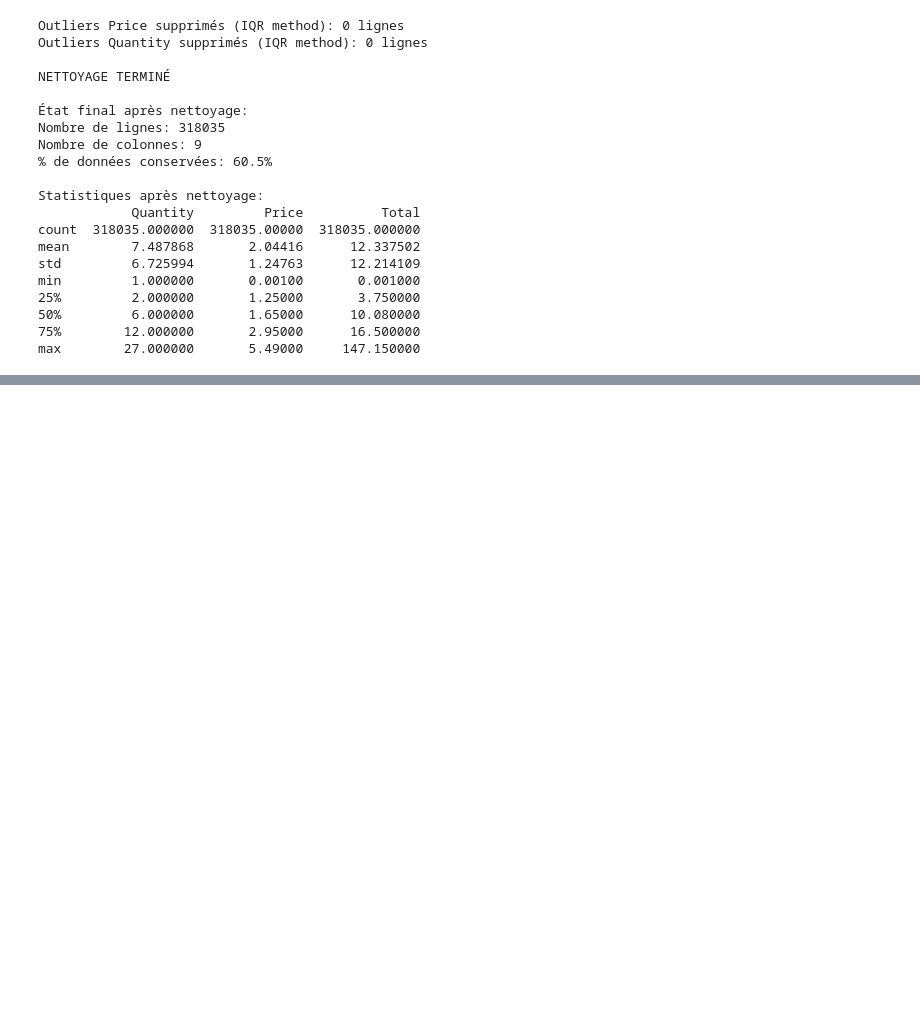
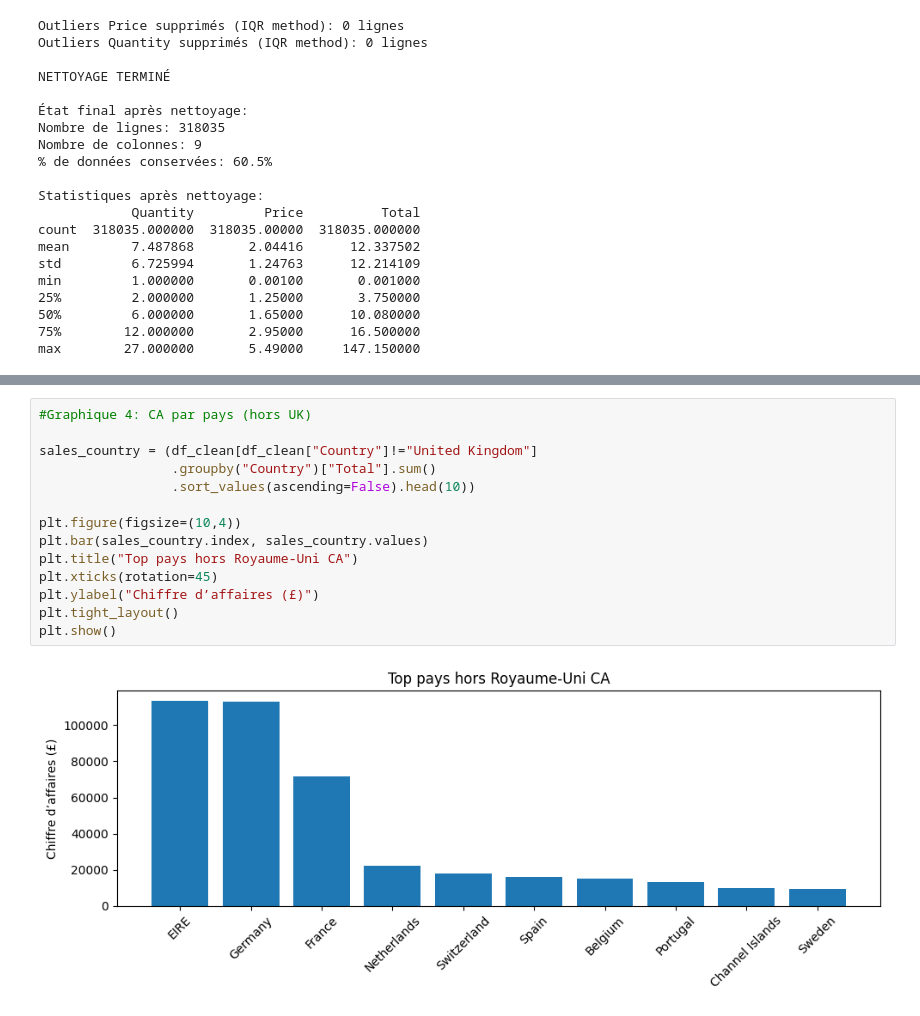
Before and after one commit to bonivalyvan/Projet-final-ECE-DataViz-2025, a Jupyter notebook: Exploration.ipynb, the cells around one changed output, grey strips where cells are left out. Drawn from its saved outputs; the diff is of its cells as text; blank space fills up the shorter version.

```diff
--- a/Exploration.ipynb
+++ b/Exploration.ipynb
@@ -393,0 +520,16 @@ max        27.000000       5.49000     147.150000
+# %%
+#Graphique 4: CA par pays (hors UK)
+
+sales_country = (df_clean[df_clean["Country"]!="United Kingdom"]
+                 .groupby("Country")["Total"].sum()
+                 .sort_values(ascending=False).head(10))
+
+plt.figure(figsize=(10,4))
+plt.bar(sales_country.index, sales_country.values)
+plt.title("Top pays hors Royaume-Uni CA")
+plt.xticks(rotation=45)
+plt.ylabel("Chiffre d’affaires (£)")
+plt.tight_layout()
+plt.show()
+# %% [output]
+[figure, added]
```
Also changed, not shown: parts of 11 cells of this notebook.
